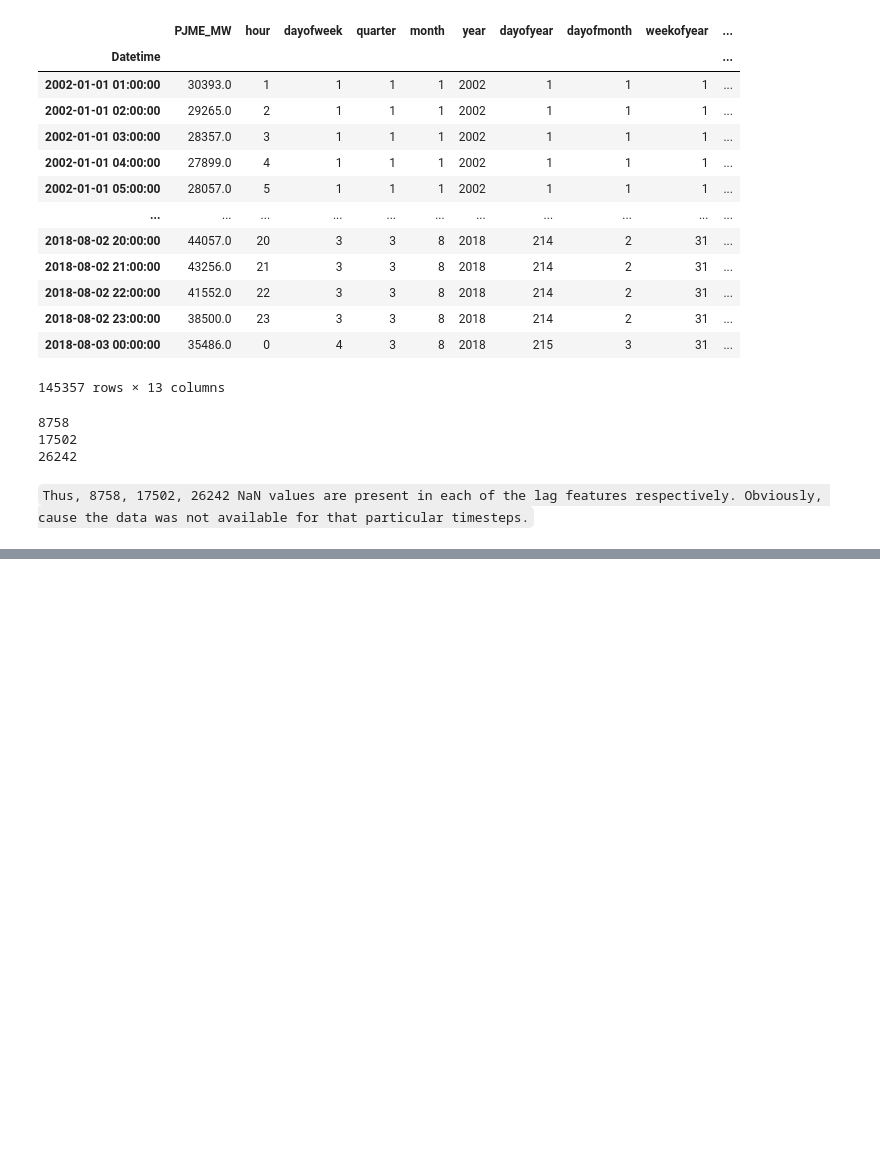
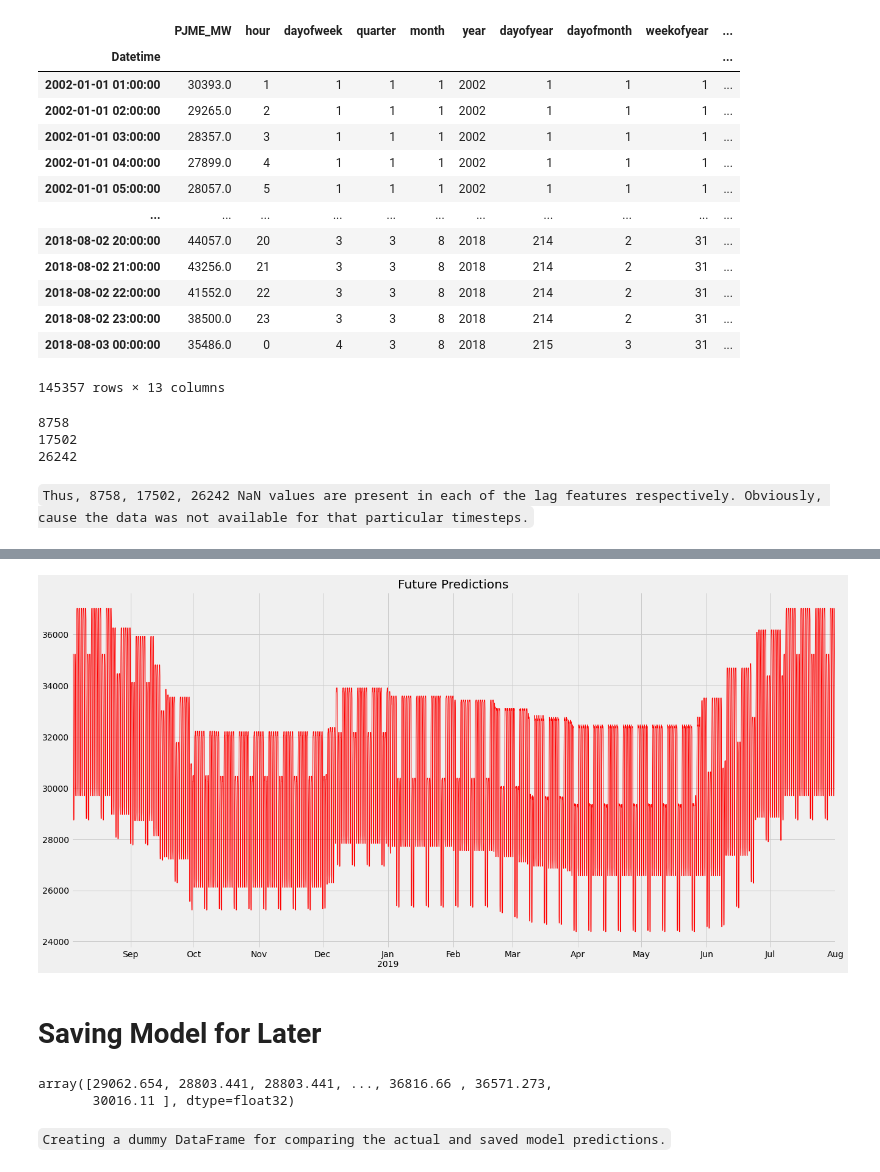
Before and after one commit to singhmanish2411/Energy-Comsumption-Forecasting, a Jupyter notebook: forcasting.ipynb, the cells around one changed output, grey strips where cells are left out. Drawn from its saved outputs; the diff is of its cells as text; code cells hidden in the pictures; blank space fills up the shorter version.

```diff
--- a/forcasting.ipynb
+++ b/forcasting.ipynb
@@ -359,0 +469,5 @@ print(df['lag3'].isna().sum())
+# %%
+df_and_future = pd.concat([df, future_df])
+# %%
+df_and_future = create_features(df_and_future)
+df_and_future = create_lag(df_and_future)
@@ -359,0 +490,3 @@ print(df['lag3'].isna().sum())
+# %%
+future_w_features = df_and_future.query('is_future').copy()
+future_w_features
@@ -359,0 +507,3 @@ print(df['lag3'].isna().sum())
+# %%
+future_w_features['pred'] = reg.predict(future_w_features[FEATURES])
+future_w_features['pred']
@@ -359,0 +523,11 @@ print(df['lag3'].isna().sum())
+# %%
+future_w_features['pred'].plot(figsize =(20,10),
+                                color='red',
+                                ms=1,
+                                lw=1,
+                                title='Future Predictions' )
+plt.show()
+# %% [output]
+[figure, added]
+# %% [markdown]
+# **Saving Model for Later**
@@ -359,0 +536,9 @@ print(df['lag3'].isna().sum())
+# %%
+reg_new = xgb.XGBRegressor()
+reg_new.load_model('model.json')
+reg_new.predict(future_w_features[FEATURES])
+# %% [output]
+array([29062.654, 28803.441, 28803.441, ..., 36816.66 , 36571.273,
+       30016.11 ], dtype=float32)
+# %% [markdown]
+`Creating a dummy DataFrame for comparing the actual and saved model predictions.`
```
Also changed, not shown: parts of 26 cells of this notebook.
